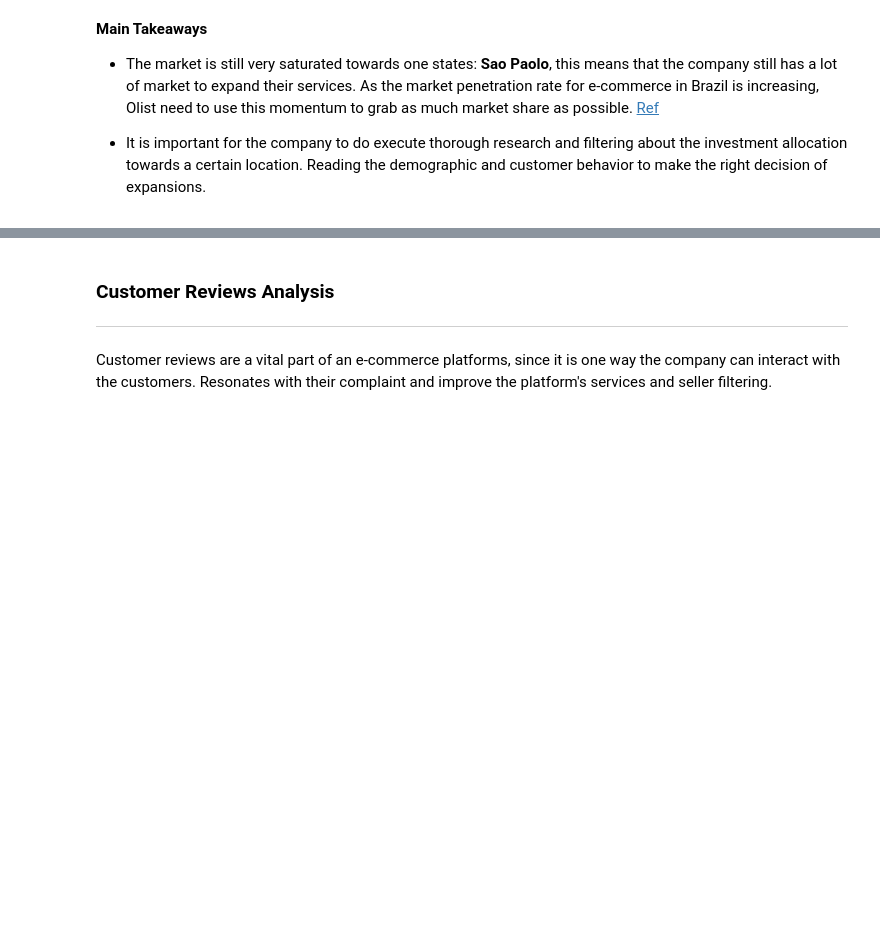
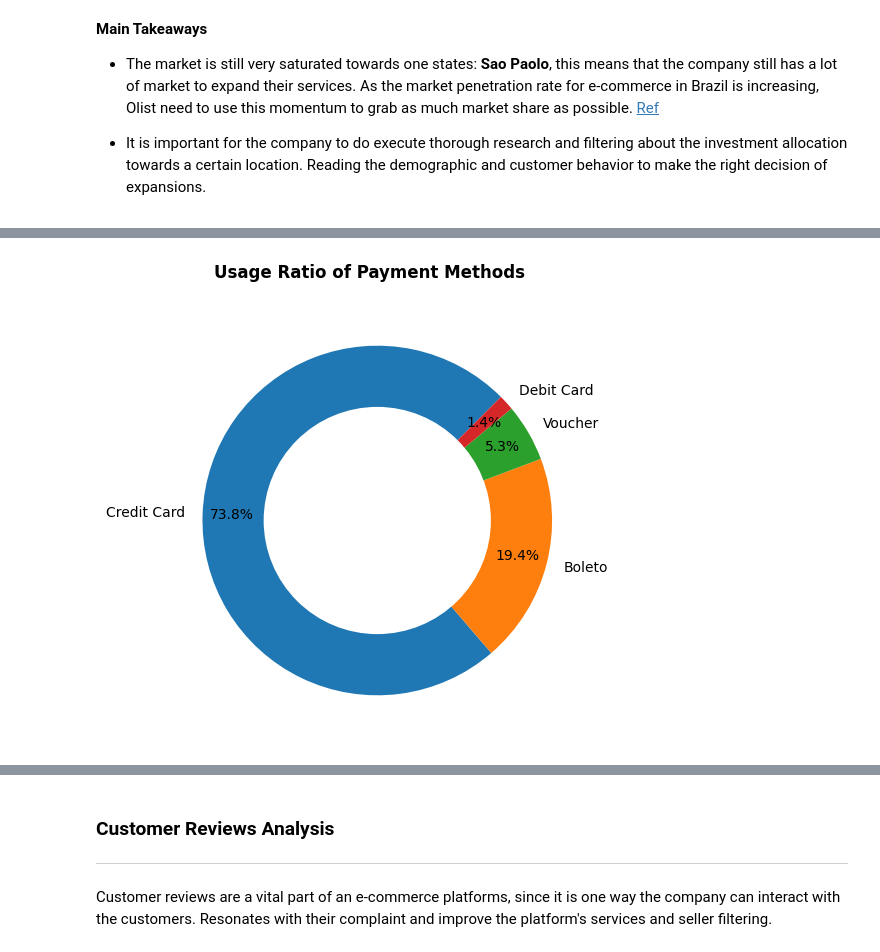
Before and after one commit to atthabrizi/brazillian_ecommerce_clustering, a Jupyter notebook: 02. strategic-data-analysis.ipynb, the cells around one changed output, grey strips where cells are left out. Drawn from its saved outputs; the diff is of its cells as text; code cells hidden in the pictures; blank space fills up the shorter version.

```diff
--- a/02. strategic-data-analysis.ipynb
+++ b/02. strategic-data-analysis.ipynb
@@ -361,0 +366,3 @@ plt.show()
+# %%
+types_payment = transactions.groupby(by='payment_type').count()['order_id'].sort_values(ascending=False).to_frame()
+types_payment
@@ -361,0 +380,15 @@ plt.show()
+# %%
+plt.figure(figsize=(6, 5))
+plt.suptitle('Usage Ratio of Payment Methods', fontweight='bold')
+
+plt.pie(types_payment['order_id'], labels=types_payment.index, autopct='%1.1f%%', startangle=45,
+                                   pctdistance=0.83)
+
+centre_circle = plt.Circle((0, 0), 0.65, fc='white')
+fig = plt.gcf()
+fig.gca().add_artist(centre_circle)
+
+plt.tight_layout()
+plt.show()
+# %% [output]
+[figure, added]
```
Also changed, not shown: parts of 10 cells of this notebook.
